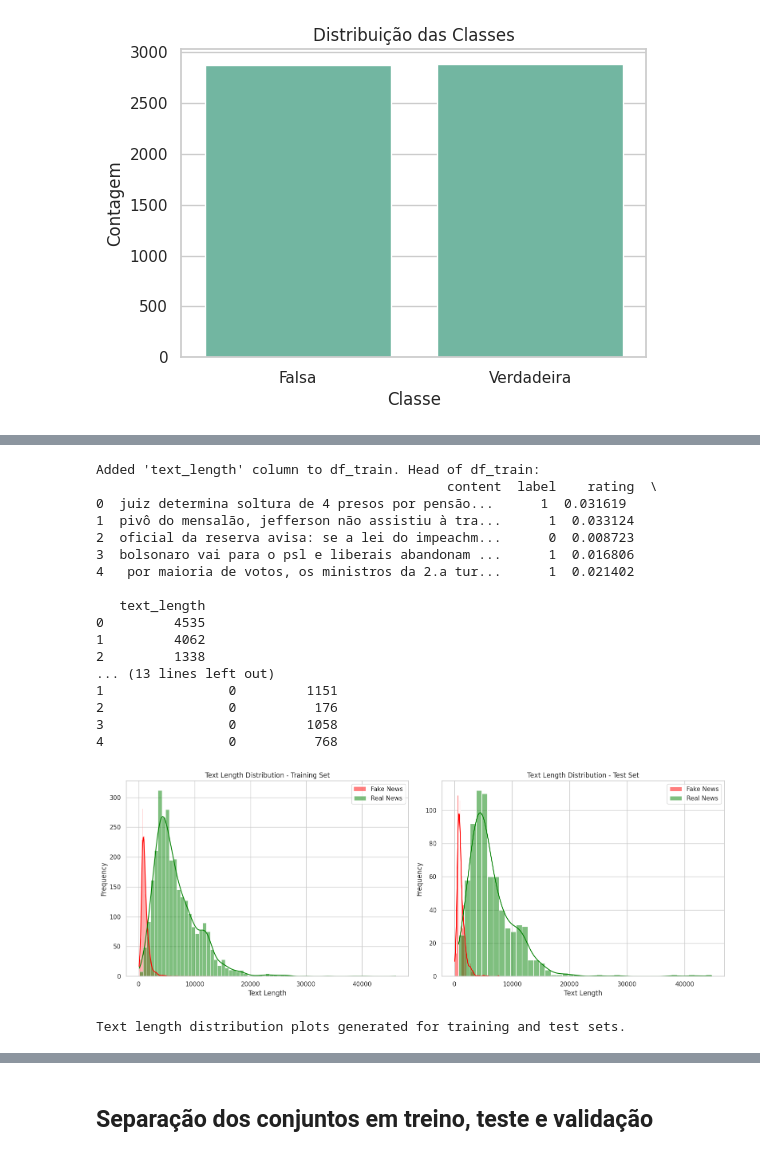
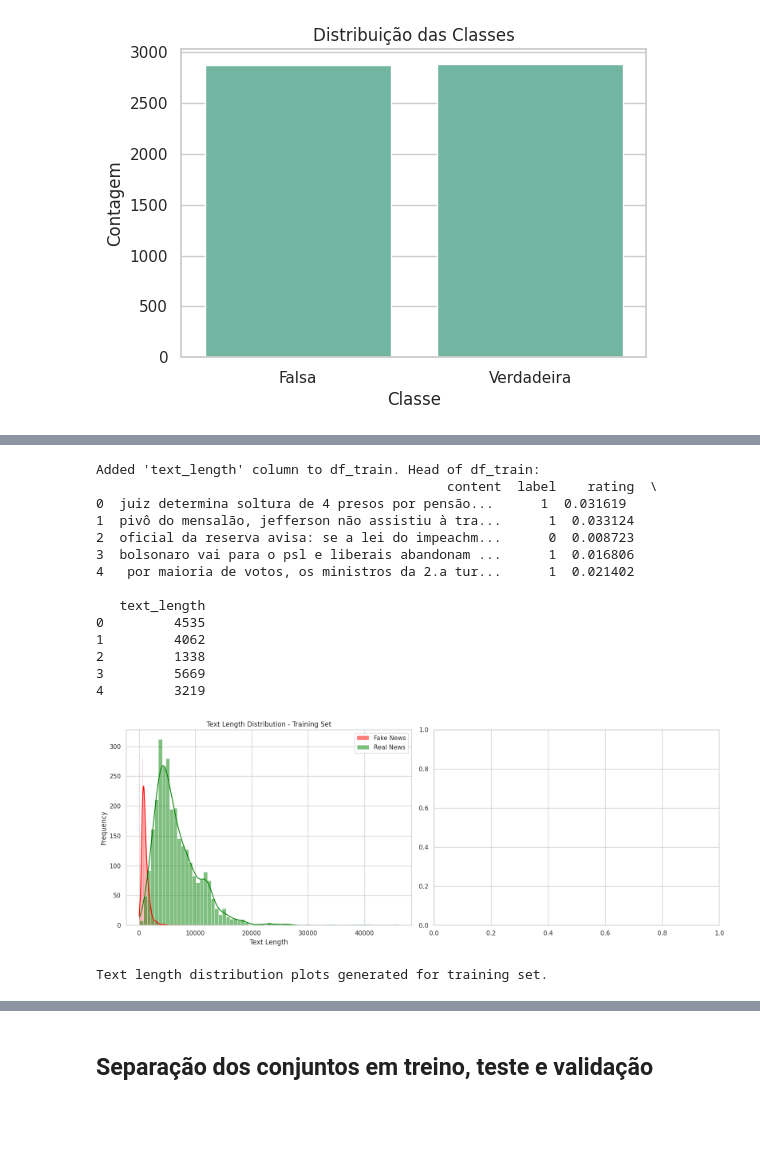
Before and after one commit to Gui-Rigaud/fake-news-detection, a Jupyter notebook: Detecção_de_Fake_News_Projeto_CIN0144.ipynb, the cells around one changed output, grey strips where cells are left out. Drawn from its saved outputs; the diff is of its cells as text; code cells hidden in the pictures; blank space fills up the shorter version.

Commit message:
refactor: removed BERT re-generated embeddings, samplers and enhanced conclusions

```diff
--- a/Detecção_de_Fake_News_Projeto_CIN0144.ipynb
+++ b/Detecção_de_Fake_News_Projeto_CIN0144.ipynb
@@ -167,11 +111,8 @@ plt.show()
 # %%
 df_train['text_length'] = df_train['content'].apply(len)
-df_test['text_length'] = df_test['content'].apply(len)
 
 print("Added 'text_length' column to df_train. Head of df_train:")
 print(df_train.head())
-print("\nAdded 'text_length' column to df_test. Head of df_test:")
-print(df_test.head())
 # %% [output]
 Added 'text_length' column to df_train. Head of df_train:
                                              content  label    rating  \
@@ -185,40 +126,27 @@ Added 'text_length' column to df_train. Head of df_train:
 0         4535
 1         4062
 2         1338
-... (13 lines left out)
-1                0         1151
-2                0          176
-3                0         1058
-4                0          768
+3         5669
+4         3219
 # %%
 df_train_fake = df_train[df_train['label'] == 0]
 df_train_real = df_train[df_train['label'] == 1]
-
-df_test_fake = df_test[df_test['label'] == 0]
-df_test_real = df_test[df_test['label'] == 1]
 
 fig, axes = plt.subplots(1, 2, figsize=(16, 6))
 
 sns.histplot(df_train_fake['text_length'], color="red", label="Fake News", kde=True, ax=axes[0])
 sns.histplot(df_train_real['text_length'], color="green", label="Real News", kde=True, ax=axes[0])
 axes[0].set_title('Text Length Distribution - Training Set')
 axes[0].set_xlabel('Text Length')
 axes[0].set_ylabel('Frequency')
 axes[0].legend()
 
-sns.histplot(df_test_fake['text_length'], color="red", label="Fake News", kde=True, ax=axes[1])
-sns.histplot(df_test_real['text_length'], color="green", label="Real News", kde=True, ax=axes[1])
-axes[1].set_title('Text Length Distribution - Test Set')
-axes[1].set_xlabel('Text Length')
-axes[1].set_ylabel('Frequency')
-axes[1].legend()
-
 plt.tight_layout()
 plt.show()
 
-print("Text length distribution plots generated for training and test sets.")
+print("Text length distribution plots generated for training set.")
 # %% [output]
-[figure, old version]
+[figure, new version]
-Text length distribution plots generated for training and test sets.
+Text length distribution plots generated for training set.
 # %%
 df_train['word_count'] = df_train['content'].apply(lambda x: len(x.split()))
```
Also changed, not shown: parts of 42 cells of this notebook.
